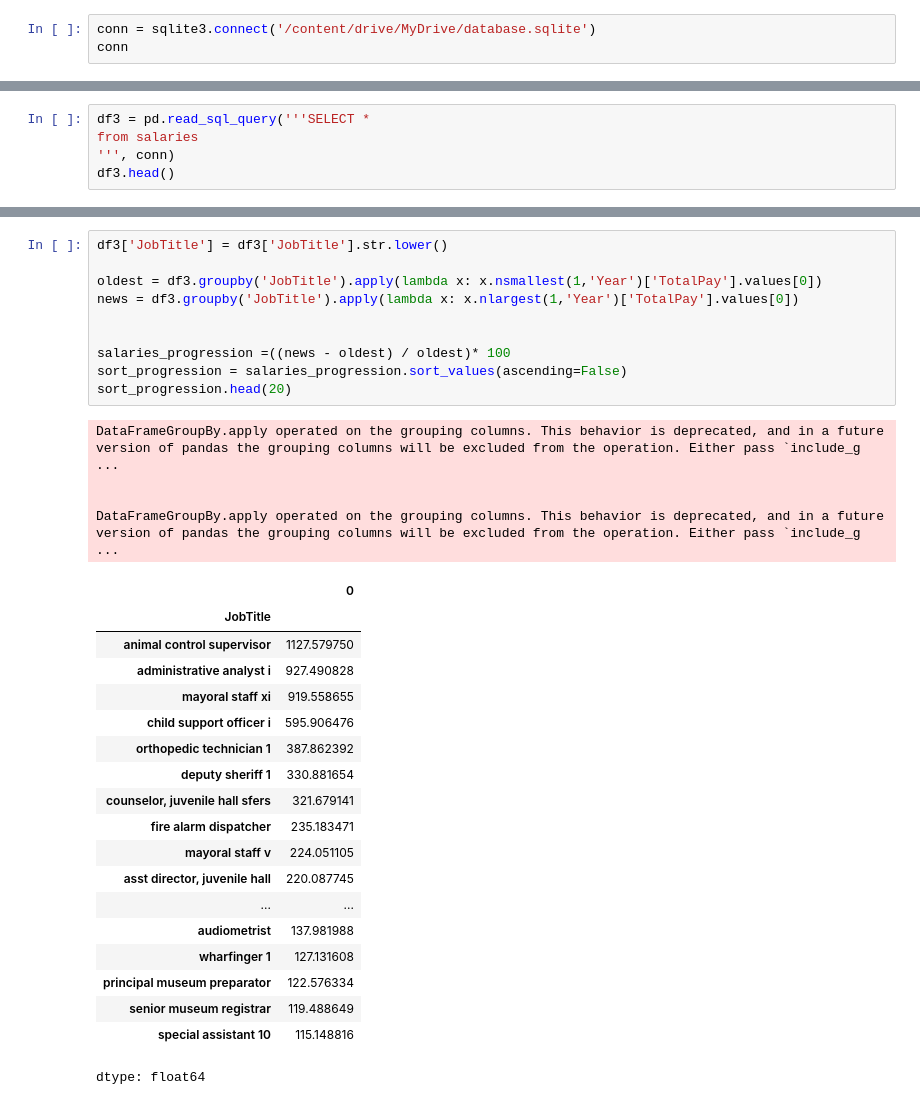
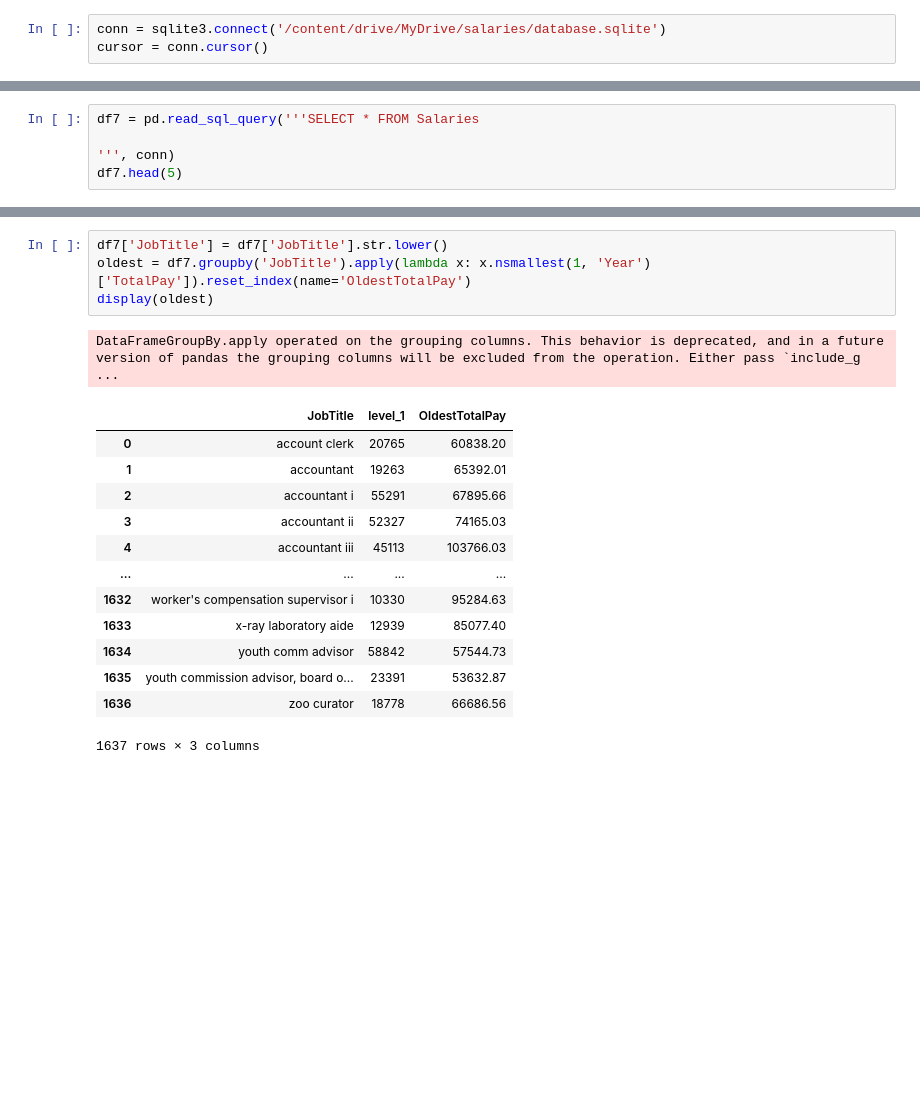
Before and after one commit to saxoe12/pizza, a Jupyter notebook: Untitled0.ipynb, the cells around one changed output, grey strips where cells are left out. Cells and saved outputs as stored; diff of their text form; blank space fills up the shorter version.

```diff
--- a/Untitled0.ipynb
+++ b/Untitled0.ipynb
@@ -11,5 +10,5 @@ drive.mount('/content/drive')
 # %% [output]
 Mounted at /content/drive
 # %%
-conn = sqlite3.connect('/content/drive/MyDrive/database.sqlite')
-conn
+conn = sqlite3.connect('/content/drive/MyDrive/salaries/database.sqlite')
+cursor = conn.cursor()
@@ -64,8 +93,8 @@ fig.show()
 # %%
-df3 = pd.read_sql_query('''SELECT *
-from salaries
+df7 = pd.read_sql_query('''SELECT * FROM Salaries
+
 ''', conn)
-df3.head()
+df7.head(5)
 # %% [output]
 |  | Id | EmployeeName | JobTitle | BasePay | OvertimePay | OtherPay | Benefits | TotalPay | TotalPayBenefits | ... |
 | 0 | 1 | NATHANIEL FORD | GENERAL MANAGER-METROPOLITAN TRAN... | 167411.18 | 0 | 400184.25 |  | 567595.43 | 567595.43 | ... |
@@ -119,34 +160,19 @@ fig.show()
 # %%
-df3['JobTitle'] = df3['JobTitle'].str.lower()
-
-oldest = df3.groupby('JobTitle').apply(lambda x: x.nsmallest(1,'Year')['TotalPay'].values[0])
-news = df3.groupby('JobTitle').apply(lambda x: x.nlargest(1,'Year')['TotalPay'].values[0])
-
-
-salaries_progression =((news - oldest) / oldest)* 100
-sort_progression = salaries_progression.sort_values(ascending=False)
-sort_progression.head(20)
+df7['JobTitle'] = df7['JobTitle'].str.lower()
+oldest = df7.groupby('JobTitle').apply(lambda x: x.nsmallest(1, 'Year')['TotalPay']).reset_index(name='OldestTotalPay')
+display(oldest)
 # %% [output]
 DataFrameGroupBy.apply operated on the grouping columns. This behavior is deprecated, and in a future version of pandas the grouping columns will be excluded from the operation. Either pass `include_g ...
-
-
-DataFrameGroupBy.apply operated on the grouping columns. This behavior is deprecated, and in a future version of pandas the grouping columns will be excluded from the operation. Either pass `include_g ...
-|  | 0 |
-| JobTitle |  |
-| animal control supervisor | 1127.579750 |
-| administrative analyst i | 927.490828 |
-| mayoral staff xi | 919.558655 |
-| child support officer i | 595.906476 |
-| orthopedic technician 1 | 387.862392 |
-| deputy sheriff 1 | 330.881654 |
-| counselor, juvenile hall sfers | 321.679141 |
-| fire alarm dispatcher | 235.183471 |
-| mayoral staff v | 224.051105 |
-| asst director, juvenile hall | 220.087745 |
-| ... | ... |
-| audiometrist | 137.981988 |
-| wharfinger 1 | 127.131608 |
-| principal museum preparator | 122.576334 |
-| senior museum registrar | 119.488649 |
-| special assistant 10 | 115.148816 |
+|  | JobTitle | level_1 | OldestTotalPay |
+| 0 | account clerk | 20765 | 60838.20 |
+| 1 | accountant | 19263 | 65392.01 |
+| 2 | accountant i | 55291 | 67895.66 |
+| 3 | accountant ii | 52327 | 74165.03 |
+| 4 | accountant iii | 45113 | 103766.03 |
+| ... | ... | ... | ... |
+| 1632 | worker's compensation supervisor i | 10330 | 95284.63 |
+| 1633 | x-ray laboratory aide | 12939 | 85077.40 |
+| 1634 | youth comm advisor | 58842 | 57544.73 |
+| 1635 | youth commission advisor, board o... | 23391 | 53632.87 |
+| 1636 | zoo curator | 18778 | 66686.56 |
-dtype: float64
+1637 rows × 3 columns
```
Also changed, not shown: parts of 17 cells of this notebook.
